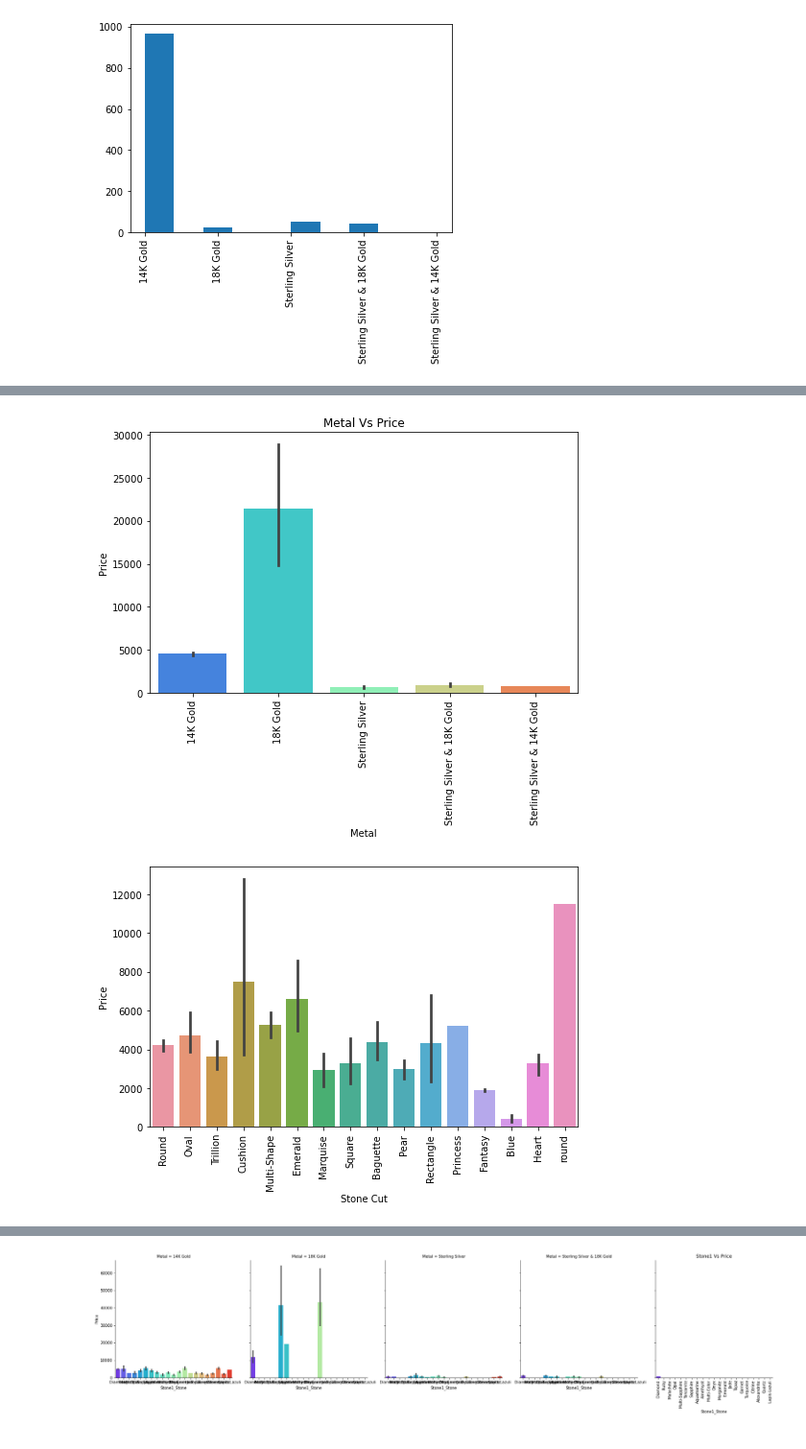
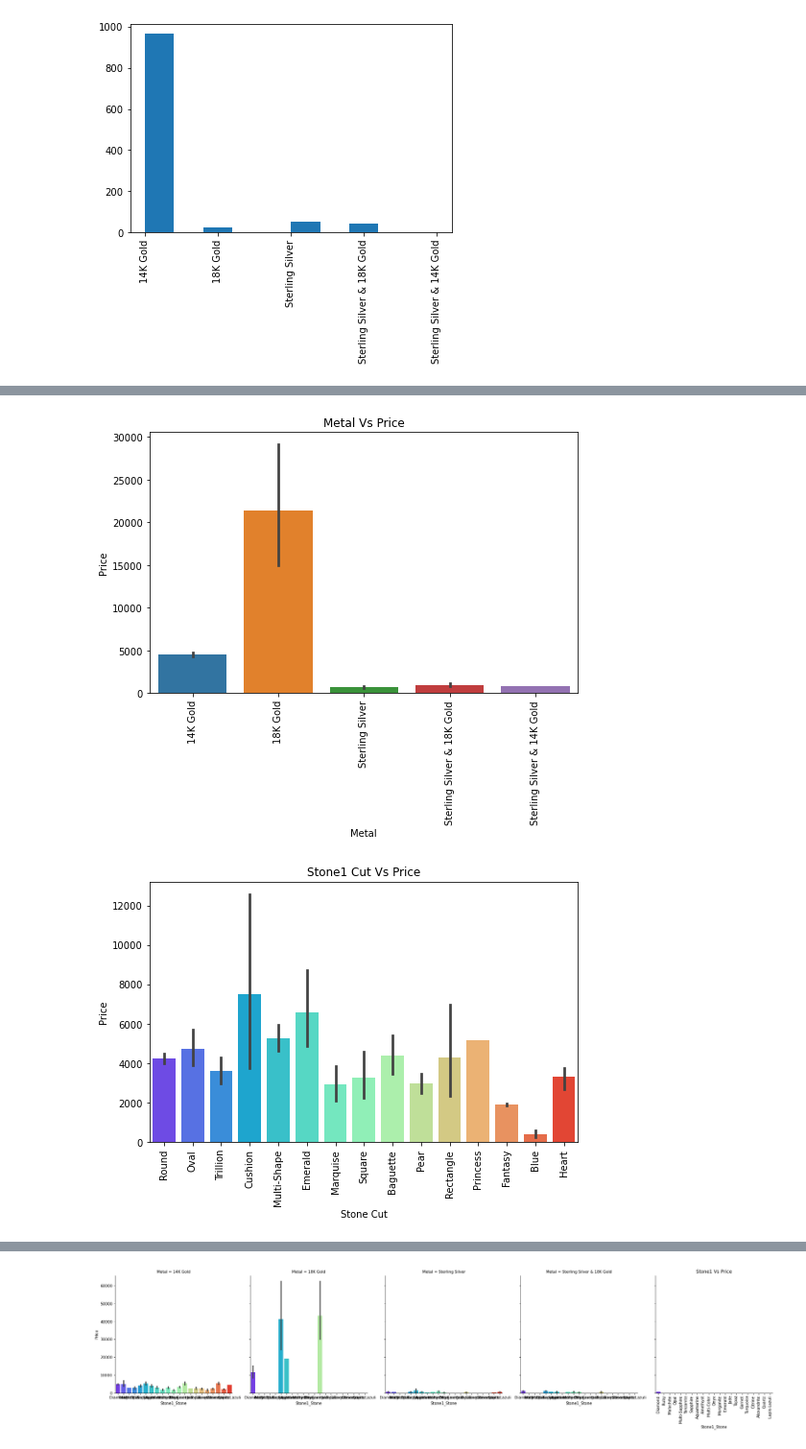
Before and after one commit to rgandhre/SpringBoard, a Jupyter notebook: DataScience_Capstone2/notebooks/Effy_EDA_Rings.ipynb, the cells around one changed output, grey strips where cells are left out. Shown at 96% size. Drawn from its saved outputs; the diff is of its cells as text; code cells hidden in the pictures.

```diff
--- a/DataScience_Capstone2/notebooks/Effy_EDA_Rings.ipynb
+++ b/DataScience_Capstone2/notebooks/Effy_EDA_Rings.ipynb
@@ -130,6 +130,8 @@ df_rings['Metal'].unique()
 array(['14K Gold', '18K Gold', 'Sterling Silver',
        'Sterling Silver & 18K Gold', 'Sterling Silver & 14K Gold',
        'Stainless Steel & 18K Gold', '14k Gold'], dtype=object)
+# %%
+df_rings['Stone1_Cut'] = df_rings['Stone1_Cut'].str.replace('round','Round')
 # %%
 df_rings['Metal'] = df_rings['Metal'].str.replace('14k Gold','14K Gold')
 # %%
@@ -394,21 +396,22 @@ plt.show()
 # %%
 plt.figure(figsize=(8,5))
-sns.barplot(x='Metal',y='Price',data=df_rings, palette='rainbow')
+sns.barplot(x='Metal',y='Price',data=df_rings)
 plt.title("Metal Vs Price")
 plt.xticks(rotation=90)
 plt.show()
 # %% [output]
-[figure, old version]
+[figure, new version]
 # %%
-sns.color_palette("flare", as_cmap=True)
+
 plt.figure(figsize=(8,5))
-sns.barplot(x='Stone1_Cut',y='Price',data=df_rings)
+sns.barplot(x='Stone1_Cut',y='Price',data=df_rings ,palette='rainbow')
+
 plt.xlabel('Stone Cut')
-#plt.title("Stone1 Cut Vs Price")
+plt.title("Stone1 Cut Vs Price")
 plt.xticks(rotation=90)
 plt.show()
 # %% [output]
-[figure, old version]
+[figure, new version]
 # %%
 plt.figure(figsize=(8,5))
 sns.barplot(x='Stone1_Color',y='Price',data=df_rings, palette='rainbow')
```
Also changed, not shown: parts of 73 cells of this notebook.
